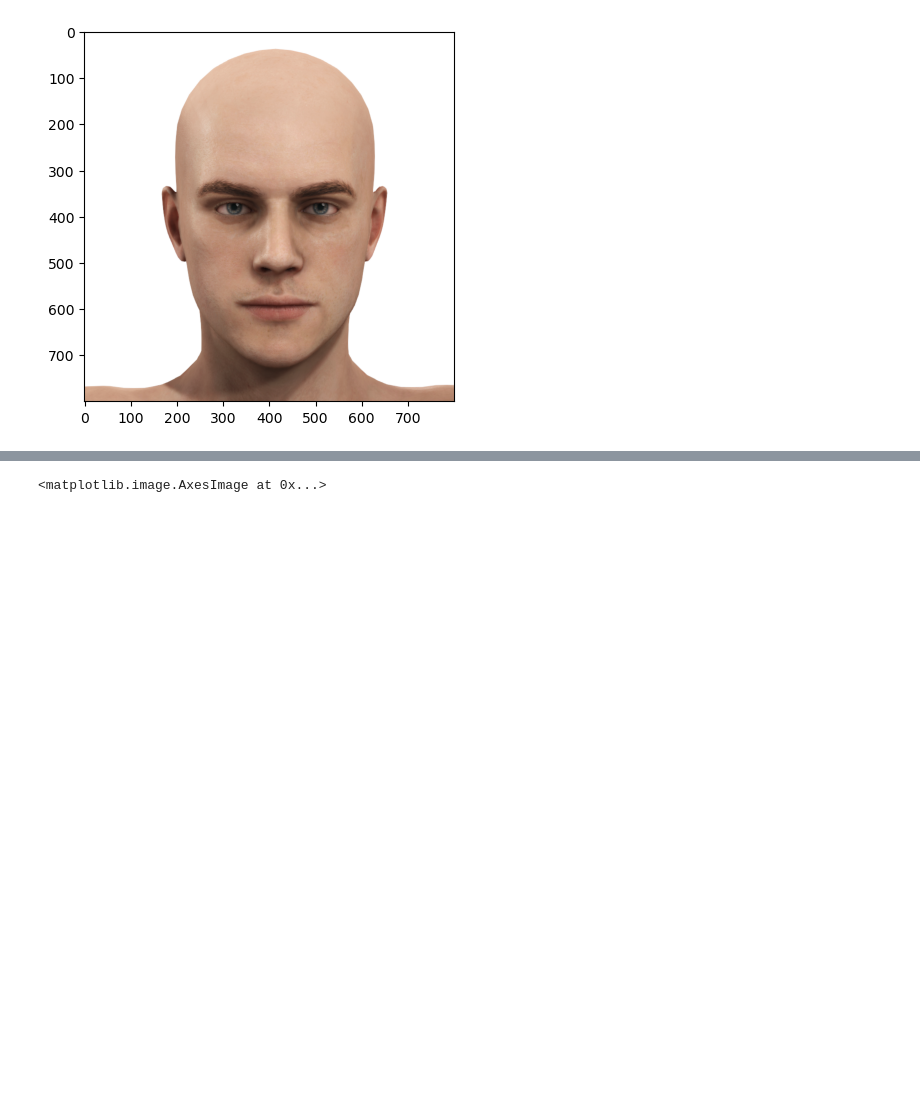
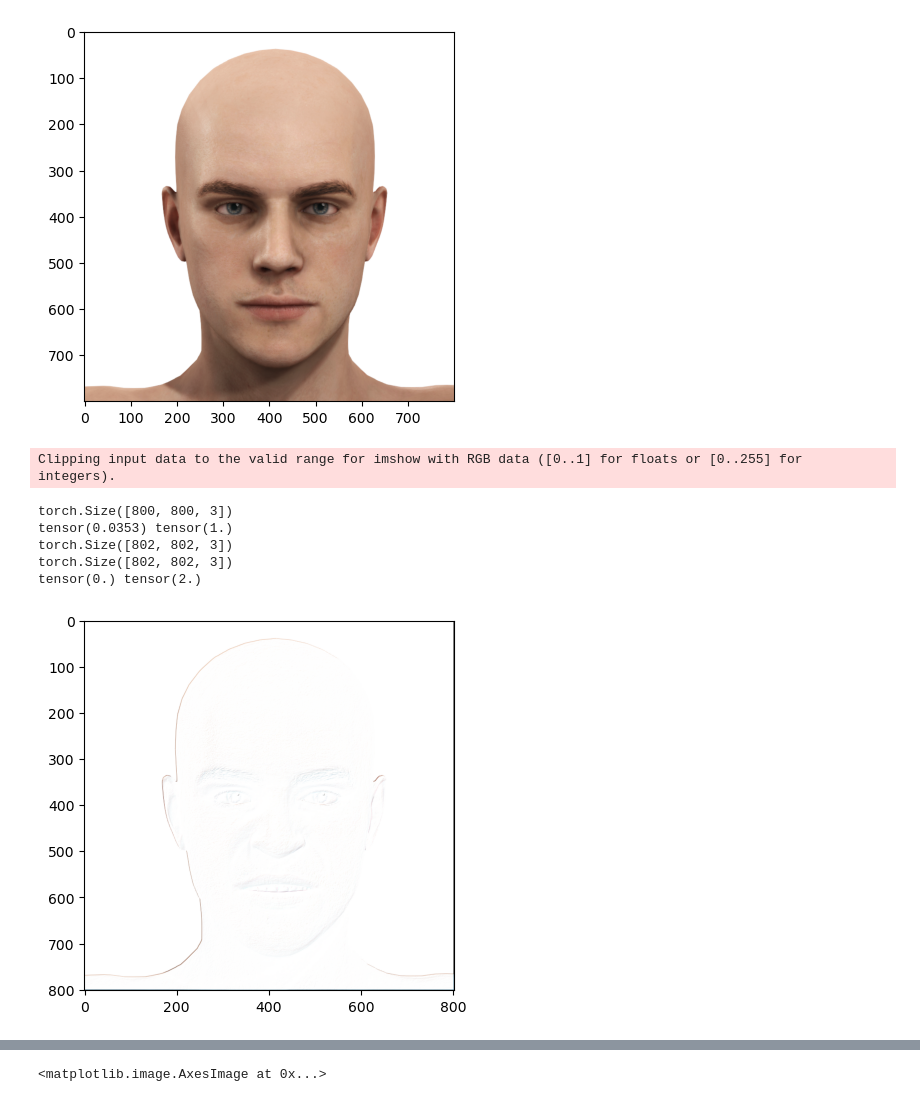
Before and after one commit to hiyuantang/FAU_Dataset, a Jupyter notebook: code/vis_trans.ipynb, the cells around one changed output, grey strips where cells are left out. Saved outputs shown, nothing was run; the diff lists cells and outputs as text; code cells hidden in the pictures; blank space fills up the shorter version.

```diff
--- a/code/vis_trans.ipynb
+++ b/code/vis_trans.ipynb
@@ -9,3 +11,23 @@ plt.imshow(img)
 # %% [output]
 <matplotlib.image.AxesImage at 0x...>
 [figure]
+# %%
+img = mpimg.imread('/Volumes/Yuan-T7/Datasets/FAU/images/European_Man/em1/10em1_10.10.png')
+img = torch.tensor(img[200:1000, 850:1650,0:3])
+print(img.shape)
+print(img.min(), img.max())
+img_around = F.pad(img, (0,0,1,1,1,1), 'constant', 0)
+print(img_around.shape)
+img_pos0 = F.pad(img, (0,0,2,0,2,0), 'constant', 0)
+print(img_pos0.shape)
+img_final = img_around - img_pos0 + 1
+plt.imshow(img_final)
+print(img_final.min(), img_final.max())
+# %% [output]
+Clipping input data to the valid range for imshow with RGB data ([0..1] for floats or [0..255] for integers).
+torch.Size([800, 800, 3])
+tensor(0.0353) tensor(1.)
+torch.Size([802, 802, 3])
+torch.Size([802, 802, 3])
+tensor(0.) tensor(2.)
+[figure, added]
```
Also changed, not shown: parts of 3 cells of this notebook.
